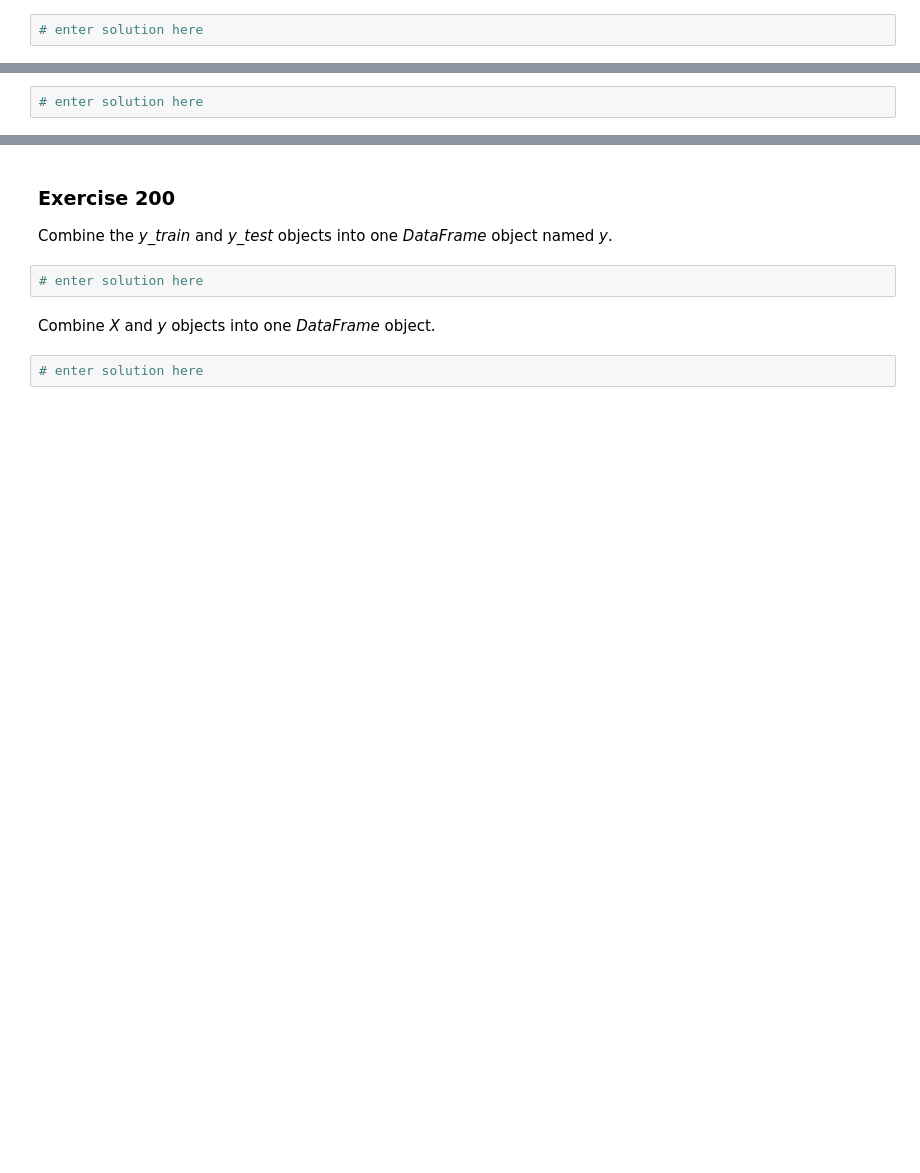
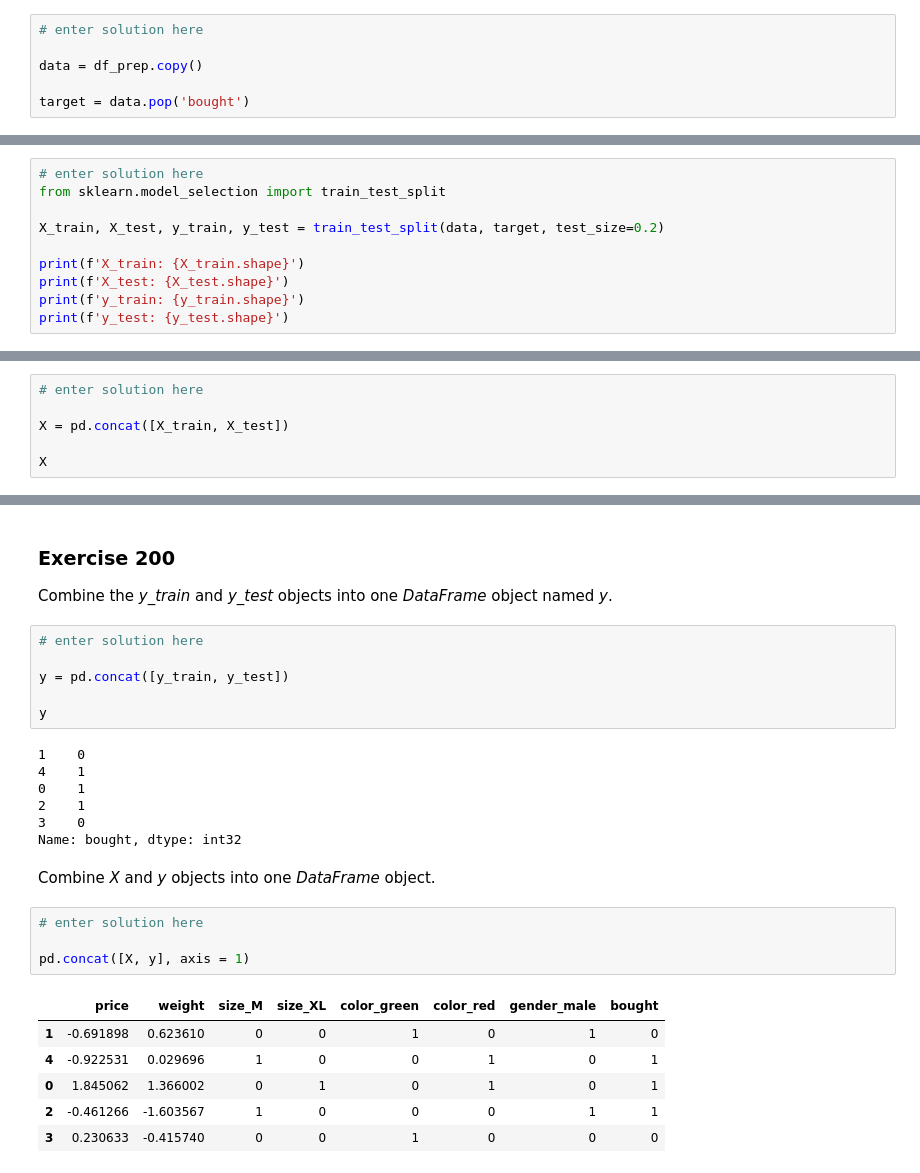
Before and after one commit to ZoanHy/250_Exercises_DS_Bootcamp, a Jupyter notebook: 191_200_exercises.ipynb, the cells around one changed output, grey strips where cells are left out. Cells and saved outputs as stored; diff of their text form; blank space fills up the shorter version.

```diff
--- a/191_200_exercises.ipynb
+++ b/191_200_exercises.ipynb
@@ -117,6 +296,10 @@ Assign changes to the _df_prep_ variable.
 Copy the _df_prep_ object to the _data_ variable. Then pop the _bought_ column from this object and assign it to the _target_ variable.
 # %%
 # enter solution here
+
+data = df_prep.copy()
+
+target = data.pop('bought')
 # %% [markdown]
 Display the first 5 rows of _data_. Make sure the _bought_ column is not in it.
 # %%
@@ -138,0 +338,10 @@ Display object size:
+# %%
+# enter solution here
+from sklearn.model_selection import train_test_split
+
+X_train, X_test, y_train, y_test = train_test_split(data, target, test_size=0.2)
+
+print(f'X_train: {X_train.shape}')
+print(f'X_test: {X_test.shape}')
+print(f'y_train: {y_train.shape}')
+print(f'y_test: {y_test.shape}')
@@ -141,3 +355,7 @@ Display object size:
 Combine _X\_train_ and _X\_test_ objects into one _DataFrame_ object named _X_.
 # %%
 # enter solution here
+
+X = pd.concat([X_train, X_test])
+
+X
@@ -146,7 +371,27 @@ Combine _X\_train_ and _X\_test_ objects into one _DataFrame_ object named _X_.
 Combine the _y\_train_ and _y\_test_ objects into one _DataFrame_ object named _y_.
 # %%
 # enter solution here
+
+y = pd.concat([y_train, y_test])
+
+y
+# %% [output]
+1    0
+4    1
+0    1
+2    1
+3    0
+Name: bought, dtype: int32
 # %% [markdown]
 Combine _X_ and _y_ objects into one _DataFrame_ object.
 # %%
 # enter solution here
+
+pd.concat([X, y], axis = 1)
+# %% [output]
+|  | price | weight | size_M | size_XL | color_green | color_red | gender_male | bought |
+| 1 | -0.691898 | 0.623610 | 0 | 0 | 1 | 0 | 1 | 0 |
+| 4 | -0.922531 | 0.029696 | 1 | 0 | 0 | 1 | 0 | 1 |
+| 0 | 1.845062 | 1.366002 | 0 | 1 | 0 | 1 | 0 | 1 |
+| 2 | -0.461266 | -1.603567 | 1 | 0 | 0 | 0 | 1 | 1 |
+| 3 | 0.230633 | -0.415740 | 0 | 0 | 1 | 0 | 0 | 0 |
```
Also changed, not shown: parts of 27 cells of this notebook.
